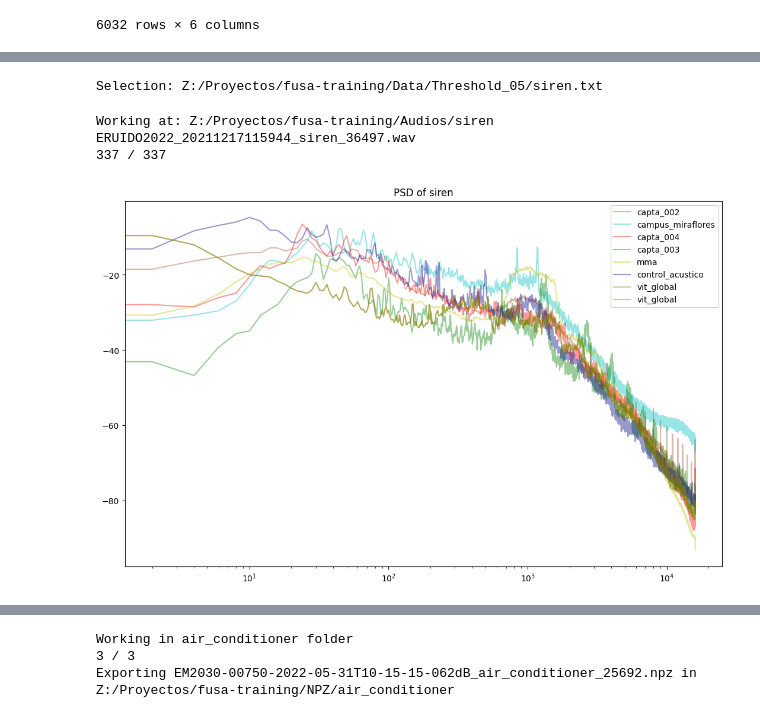
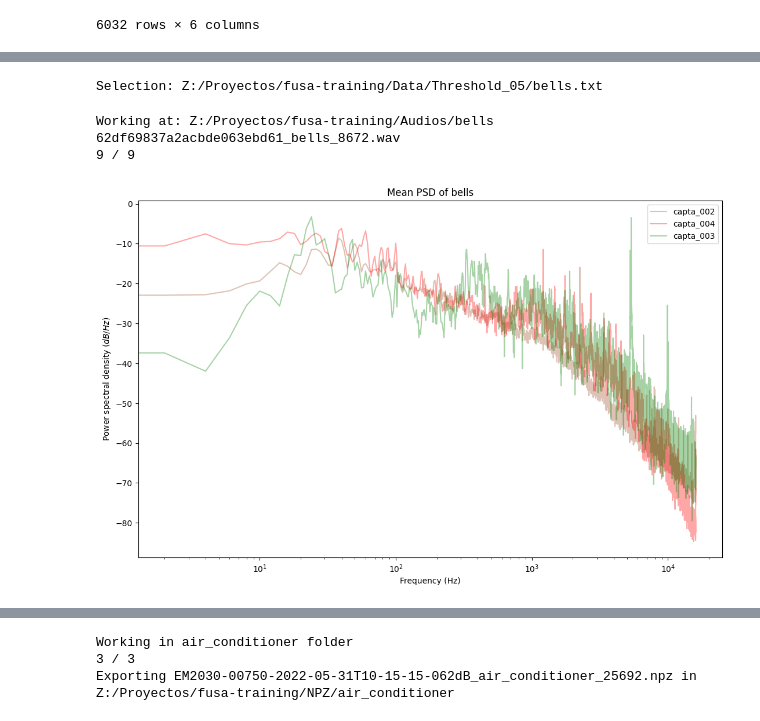
Before and after one commit to JoaquinRMorales/fusa_noise, a Jupyter notebook: main.ipynb, the cells around one changed output, grey strips where cells are left out. Saved outputs shown, nothing was run; the diff lists cells and outputs as text; code cells hidden in the pictures.

Commit message:
added plot reader

```diff
--- a/main.ipynb
+++ b/main.ipynb
@@ -59,23 +60,16 @@ Data exported at: Z:/Proyectos/fusa-training/Data/Threshold_05/shouting.txt
 # %%
 #Select dataframe generated in wavs.classifier(treshold) (like bells.txt or noise.txt)
-# bells = wp.WavePlot()
-# air_conditioner  = wp.WavePlot()
-# braking = wp.WavePlot()
-# cutting = wp.WavePlot()
-# music = wp.WavePlot()
-siren = wp.WavePlot()
+
+a_plot = wp.WavePlot()
 # %% [output]
-Selection: Z:/Proyectos/fusa-training/Data/Threshold_05/siren.txt
+Selection: Z:/Proyectos/fusa-training/Data/Threshold_05/bells.txt
 # %%
 # # fig, ax = plt.subplots()
 # # ax1 = bells.Mean_Power_Spectral_Density(color = colormap)
-# air_conditioner.Mean_Power_Spectral_Density(color = colormap)
-# braking.Mean_Power_Spectral_Density(color = colormap)
-# cutting.Mean_Power_Spectral_Density(color = colormap)
-# music.Mean_Power_Spectral_Density(color = colormap)
-siren.Mean_Power_Spectral_Density(color = colormap)
+
+a_plot.Mean_Power_Spectral_Density(color = colormap)
 # %% [output]
-Working at: Z:/Proyectos/fusa-training/Audios/siren
-ERUIDO2022_20211217115944_siren_36497.wav
-337 / 337
+Working at: Z:/Proyectos/fusa-training/Audios/bells
+62df69837a2acbde063ebd61_bells_8672.wav
+9 / 9
-[figure, old version]
+[figure, new version]
```
Also changed, not shown: parts of 9 cells of this notebook, 2 other files.
